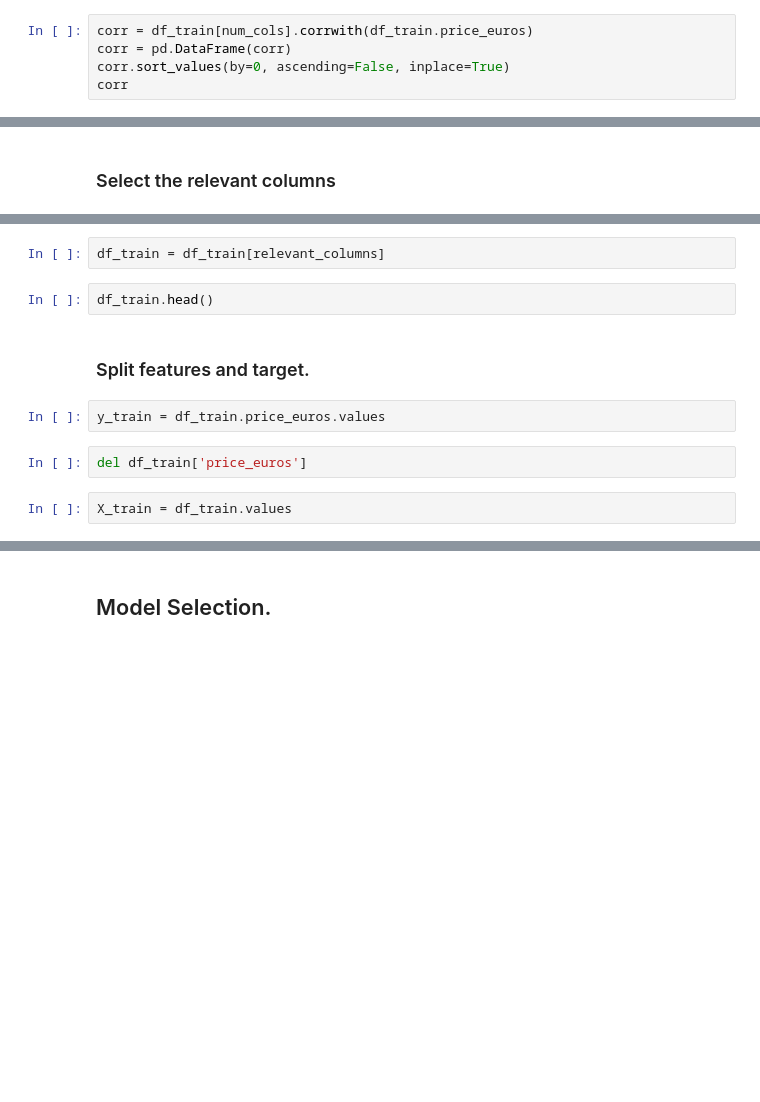
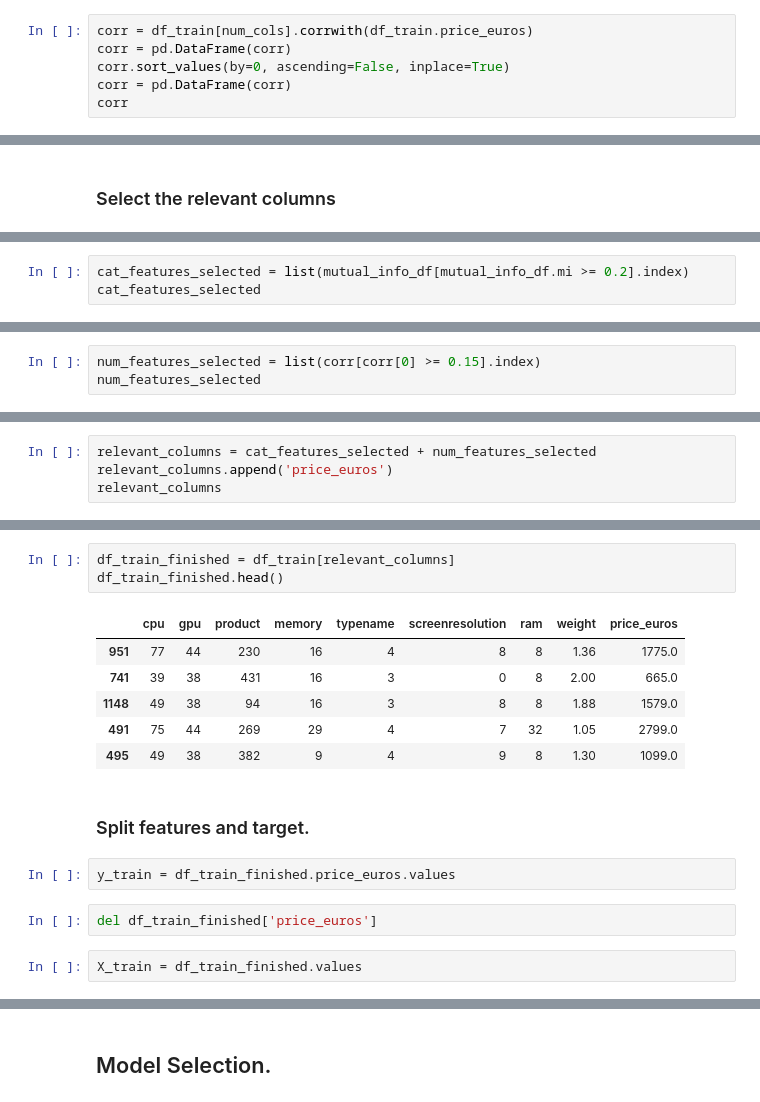
Before and after one commit to Rogerio-Chaves/Laptop-Price-Prediciton, a Jupyter notebook: notebook.ipynb, the cells around one changed output, grey strips where cells are left out. Saved outputs shown, nothing was run; the diff lists cells and outputs as text; blank space fills up the shorter version.

```diff
--- a/notebook.ipynb
+++ b/notebook.ipynb
@@ -444,6 +444,7 @@ mutual_info_df
 corr = df_train[num_cols].corrwith(df_train.price_euros)
 corr = pd.DataFrame(corr)
 corr.sort_values(by=0, ascending=False, inplace=True)
+corr = pd.DataFrame(corr)
 corr
 # %% [output]
 |  | 0 |
@@ -464,0 +456,3 @@ relevant_columns
+# %%
+cat_features_selected = list(mutual_info_df[mutual_info_df.mi >= 0.2].index)
+cat_features_selected
@@ -464,0 +461,3 @@ relevant_columns
+# %%
+num_features_selected = list(corr[corr[0] >= 0.15].index)
+num_features_selected
@@ -464,0 +466,4 @@ relevant_columns
+# %%
+relevant_columns = cat_features_selected + num_features_selected
+relevant_columns.append('price_euros')
+relevant_columns
@@ -465,14 +480,20 @@ relevant_columns
 # %%
-df_train = df_train[relevant_columns]
+df_train_finished = df_train[relevant_columns]
+df_train_finished.head()
+# %% [output]
+|  | cpu | gpu | product | memory | typename | screenresolution | ram | weight | price_euros |
+| 951 | 77 | 44 | 230 | 16 | 4 | 8 | 8 | 1.36 | 1775.0 |
+| 741 | 39 | 38 | 431 | 16 | 3 | 0 | 8 | 2.00 | 665.0 |
+| 1148 | 49 | 38 | 94 | 16 | 3 | 8 | 8 | 1.88 | 1579.0 |
+| 491 | 75 | 44 | 269 | 29 | 4 | 7 | 32 | 1.05 | 2799.0 |
+| 495 | 49 | 38 | 382 | 9 | 4 | 9 | 8 | 1.30 | 1099.0 |
-# %%
-df_train.head()
 # %% [markdown]
 ### Split features and target.
 # %%
-y_train = df_train.price_euros.values
+y_train = df_train_finished.price_euros.values
 # %%
-del df_train['price_euros']
+del df_train_finished['price_euros']
 # %%
-X_train = df_train.values
+X_train = df_train_finished.values
 # %%
 X_train.shape, y_train.shape
```
Also changed, not shown: parts of 17 cells of this notebook.
